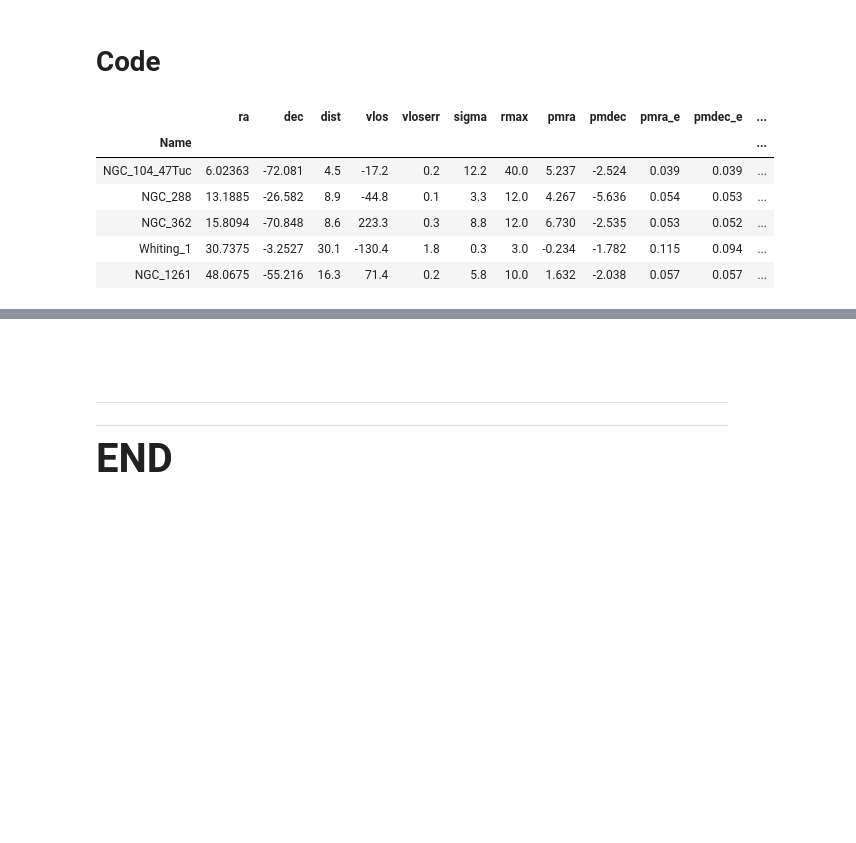
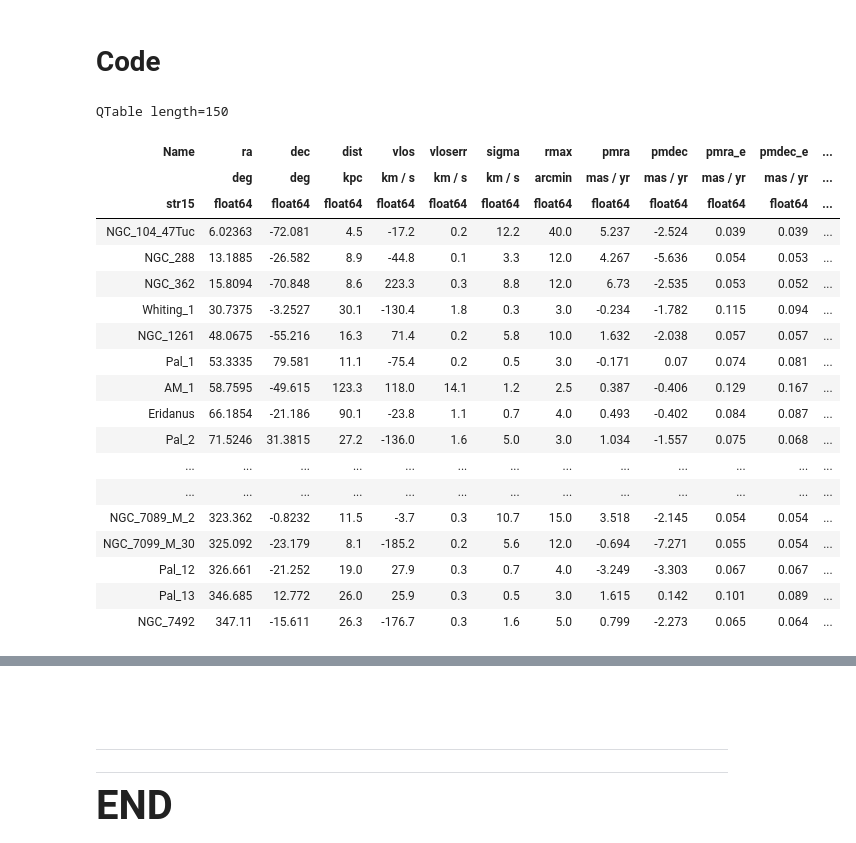
Before and after one commit to nstarman/jas1101_project, a Jupyter notebook: notebooks/make_sigr.ipynb, the cells around one changed output, grey strips where cells are left out. Cells and saved outputs as stored; diff of their text form; code cells hidden in the pictures; blank space fills up the shorter version.

```diff
--- a/notebooks/make_sigr.ipynb
+++ b/notebooks/make_sigr.ipynb
@@ -39,21 +53,36 @@ import pandas as pd
 # %% [markdown]
 # Code
 # %%
-drct = "../scripts/get_globular_clusters/result.txt"
-summary_table = pd.read_csv(drct, sep='\t')
-summary_table = summary_table.iloc[1:,:]
-summary_table.rename(columns={'# Name         ':'Name'}, inplace=True)
-summary_table['Name'] = summary_table['Name'].str.strip()
-summary_table.set_index('Name', inplace=True)
-summary_table.head()
+drct = "../scripts/get_globular_clusters/result.ecsv"
+# summary_table = pd.read_csv(drct, sep='\t')
+# summary_table = summary_table.iloc[1:,:]
+# summary_table.rename(columns={'# Name ':'Name'}, inplace=True)
+# summary_table['Name'] = summary_table['Name'].str.strip()
+# summary_table.set_index('Name', inplace=True)
+# summary_table.head()
+summary_table = QTable.read(drct)
+summary_table
 # %% [output]
+QTable length=150
-|  | ra | dec | dist | vlos | vloserr | sigma | rmax | pmra | pmdec | pmra_e | pmdec_e | ... |
-| Name |  |  |  |  |  |  |  |  |  |  |  | ... |
+| Name | ra | dec | dist | vlos | vloserr | sigma | rmax | pmra | pmdec | pmra_e | pmdec_e | ... |
+|  | deg | deg | kpc | km / s | km / s | km / s | arcmin | mas / yr | mas / yr | mas / yr | mas / yr | ... |
+| str15 | float64 | float64 | float64 | float64 | float64 | float64 | float64 | float64 | float64 | float64 | float64 | ... |
 | NGC_104_47Tuc | 6.02363 | -72.081 | 4.5 | -17.2 | 0.2 | 12.2 | 40.0 | 5.237 | -2.524 | 0.039 | 0.039 | ... |
 | NGC_288 | 13.1885 | -26.582 | 8.9 | -44.8 | 0.1 | 3.3 | 12.0 | 4.267 | -5.636 | 0.054 | 0.053 | ... |
-| NGC_362 | 15.8094 | -70.848 | 8.6 | 223.3 | 0.3 | 8.8 | 12.0 | 6.730 | -2.535 | 0.053 | 0.052 | ... |
+| NGC_362 | 15.8094 | -70.848 | 8.6 | 223.3 | 0.3 | 8.8 | 12.0 | 6.73 | -2.535 | 0.053 | 0.052 | ... |
 | Whiting_1 | 30.7375 | -3.2527 | 30.1 | -130.4 | 1.8 | 0.3 | 3.0 | -0.234 | -1.782 | 0.115 | 0.094 | ... |
 | NGC_1261 | 48.0675 | -55.216 | 16.3 | 71.4 | 0.2 | 5.8 | 10.0 | 1.632 | -2.038 | 0.057 | 0.057 | ... |
+| Pal_1 | 53.3335 | 79.581 | 11.1 | -75.4 | 0.2 | 0.5 | 3.0 | -0.171 | 0.07 | 0.074 | 0.081 | ... |
+| AM_1 | 58.7595 | -49.615 | 123.3 | 118.0 | 14.1 | 1.2 | 2.5 | 0.387 | -0.406 | 0.129 | 0.167 | ... |
+| Eridanus | 66.1854 | -21.186 | 90.1 | -23.8 | 1.1 | 0.7 | 4.0 | 0.493 | -0.402 | 0.084 | 0.087 | ... |
+| Pal_2 | 71.5246 | 31.3815 | 27.2 | -136.0 | 1.6 | 5.0 | 3.0 | 1.034 | -1.557 | 0.075 | 0.068 | ... |
+| ... | ... | ... | ... | ... | ... | ... | ... | ... | ... | ... | ... | ... |
+| ... | ... | ... | ... | ... | ... | ... | ... | ... | ... | ... | ... | ... |
+| NGC_7089_M_2 | 323.362 | -0.8232 | 11.5 | -3.7 | 0.3 | 10.7 | 15.0 | 3.518 | -2.145 | 0.054 | 0.054 | ... |
+| NGC_7099_M_30 | 325.092 | -23.179 | 8.1 | -185.2 | 0.2 | 5.6 | 12.0 | -0.694 | -7.271 | 0.055 | 0.054 | ... |
+| Pal_12 | 326.661 | -21.252 | 19.0 | 27.9 | 0.3 | 0.7 | 4.0 | -3.249 | -3.303 | 0.067 | 0.067 | ... |
+| Pal_13 | 346.685 | 12.772 | 26.0 | 25.9 | 0.3 | 0.5 | 3.0 | 1.615 | 0.142 | 0.101 | 0.089 | ... |
+| NGC_7492 | 347.11 | -15.611 | 26.3 | -176.7 | 0.3 | 1.6 | 5.0 | 0.799 | -2.273 | 0.065 | 0.064 | ... |
 # %%
 Mgc = 9e5 * u.solMass
 mu = (1e5 * u.solMass / Mgc).decompose()
```
Also changed, not shown: parts of 15 cells of this notebook, 8 other files.
